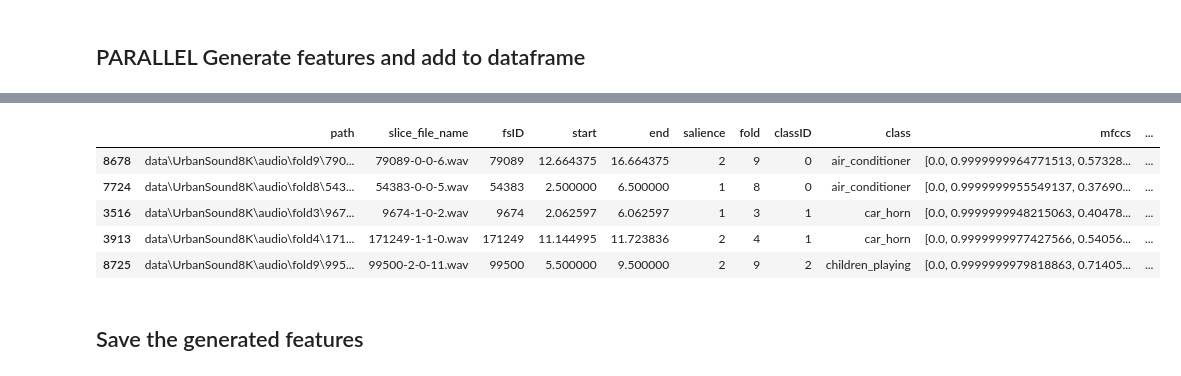
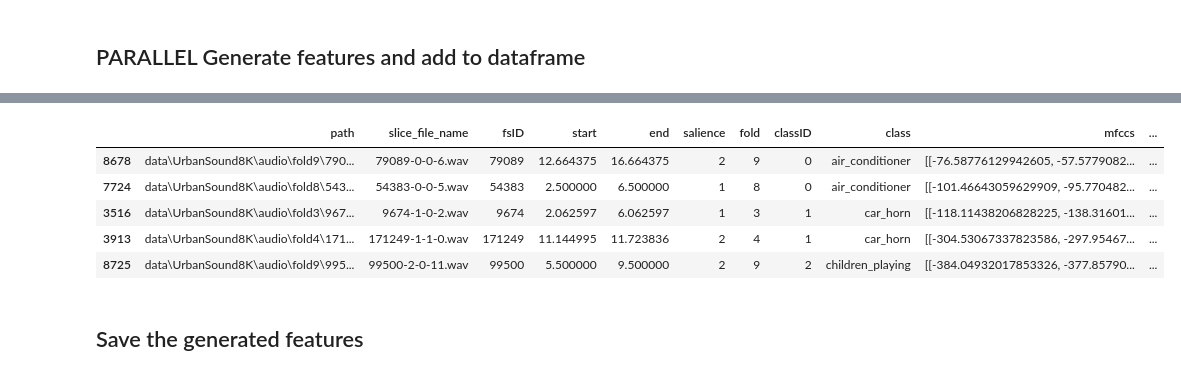
Before and after one commit to Powahowa/CSML1020-Group_5-Project-UrbanSound-8K, a Jupyter notebook: feature-extraction_forLinux.ipynb, the cells around one changed output, grey strips where cells are left out. Saved outputs shown, nothing was run; the diff lists cells and outputs as text; code cells hidden in the pictures.

Commit message:
Updates to feature extraction and sonicboom. Includes melDelta 3d feature

```diff
--- a/feature-extraction_forLinux.ipynb
+++ b/feature-extraction_forLinux.ipynb
@@ -103,20 +104,21 @@ startTime = time.perf_counter()
 #     7. Vis's custom FFT feature
 
 mfccs_exec = True
-melSpec_exec = True
-stft_exec = False #too many elements, array is huge
-chroma_stft_exec = True
-spectral_contrast_stft_exec = True
-tonnetz_exec = True
-visFFT_exec = False
-flatten = True
-normalize = True
+melSpec_exec = False
+stft_exec = False #too many elements, array is huge, cannot be flattened
+chroma_stft_exec = False
+spectral_contrast_stft_exec = False
+tonnetz_exec = False
+visFFT_exec = False #huge, cannot be flattened
+mfccDelta_exec = True #for neural network only, cannot be normalized
+flatten = False
+normalize = False
 
 tempDF = pd.DataFrame()
 
 tempDF = pd.concat(Parallel(n_jobs=-1)(delayed(sonicboom.generateFeatures) \
     (x, mfccs_exec, melSpec_exec, stft_exec, chroma_stft_exec, \
-        spectral_contrast_stft_exec, tonnetz_exec, visFFT_exec, \
+        spectral_contrast_stft_exec, tonnetz_exec, visFFT_exec, mfccDelta_exec, \
         flatten, normalize) for x in filedata['path']))
 
 filedata = filedata.join(tempDF.set_index('path'), on='path')
@@ -131,9 +133,9 @@ Finished in 22.1685 secs
 |  | path | slice_file_name | fsID | start | end | salience | fold | classID | class | mfccs | ... |
-| 8678 | data\UrbanSound8K\audio\fold9\790... | 79089-0-0-6.wav | 79089 | 12.664375 | 16.664375 | 2 | 9 | 0 | air_conditioner | [0.0, 0.9999999964771513, 0.57328... | ... |
-| 7724 | data\UrbanSound8K\audio\fold8\543... | 54383-0-0-5.wav | 54383 | 2.500000 | 6.500000 | 1 | 8 | 0 | air_conditioner | [0.0, 0.9999999955549137, 0.37690... | ... |
-| 3516 | data\UrbanSound8K\audio\fold3\967... | 9674-1-0-2.wav | 9674 | 2.062597 | 6.062597 | 1 | 3 | 1 | car_horn | [0.0, 0.9999999948215063, 0.40478... | ... |
-| 3913 | data\UrbanSound8K\audio\fold4\171... | 171249-1-1-0.wav | 171249 | 11.144995 | 11.723836 | 2 | 4 | 1 | car_horn | [0.0, 0.9999999977427566, 0.54056... | ... |
-| 8725 | data\UrbanSound8K\audio\fold9\995... | 99500-2-0-11.wav | 99500 | 5.500000 | 9.500000 | 2 | 9 | 2 | children_playing | [0.0, 0.9999999979818863, 0.71405... | ... |
+| 8678 | data\UrbanSound8K\audio\fold9\790... | 79089-0-0-6.wav | 79089 | 12.664375 | 16.664375 | 2 | 9 | 0 | air_conditioner | [[-76.58776129942605, -57.5779082... | ... |
+| 7724 | data\UrbanSound8K\audio\fold8\543... | 54383-0-0-5.wav | 54383 | 2.500000 | 6.500000 | 1 | 8 | 0 | air_conditioner | [[-101.46643059629909, -95.770482... | ... |
+| 3516 | data\UrbanSound8K\audio\fold3\967... | 9674-1-0-2.wav | 9674 | 2.062597 | 6.062597 | 1 | 3 | 1 | car_horn | [[-118.11438206828225, -138.31601... | ... |
+| 3913 | data\UrbanSound8K\audio\fold4\171... | 171249-1-1-0.wav | 171249 | 11.144995 | 11.723836 | 2 | 4 | 1 | car_horn | [[-304.53067337823586, -297.95467... | ... |
+| 8725 | data\UrbanSound8K\audio\fold9\995... | 99500-2-0-11.wav | 99500 | 5.500000 | 9.500000 | 2 | 9 | 2 | children_playing | [[-384.04932017853326, -377.85790... | ... |
 # %% [markdown]
  ## Save the generated features
 # %%
```
Also changed, not shown: parts of 4 cells of this notebook, 2 other files.
